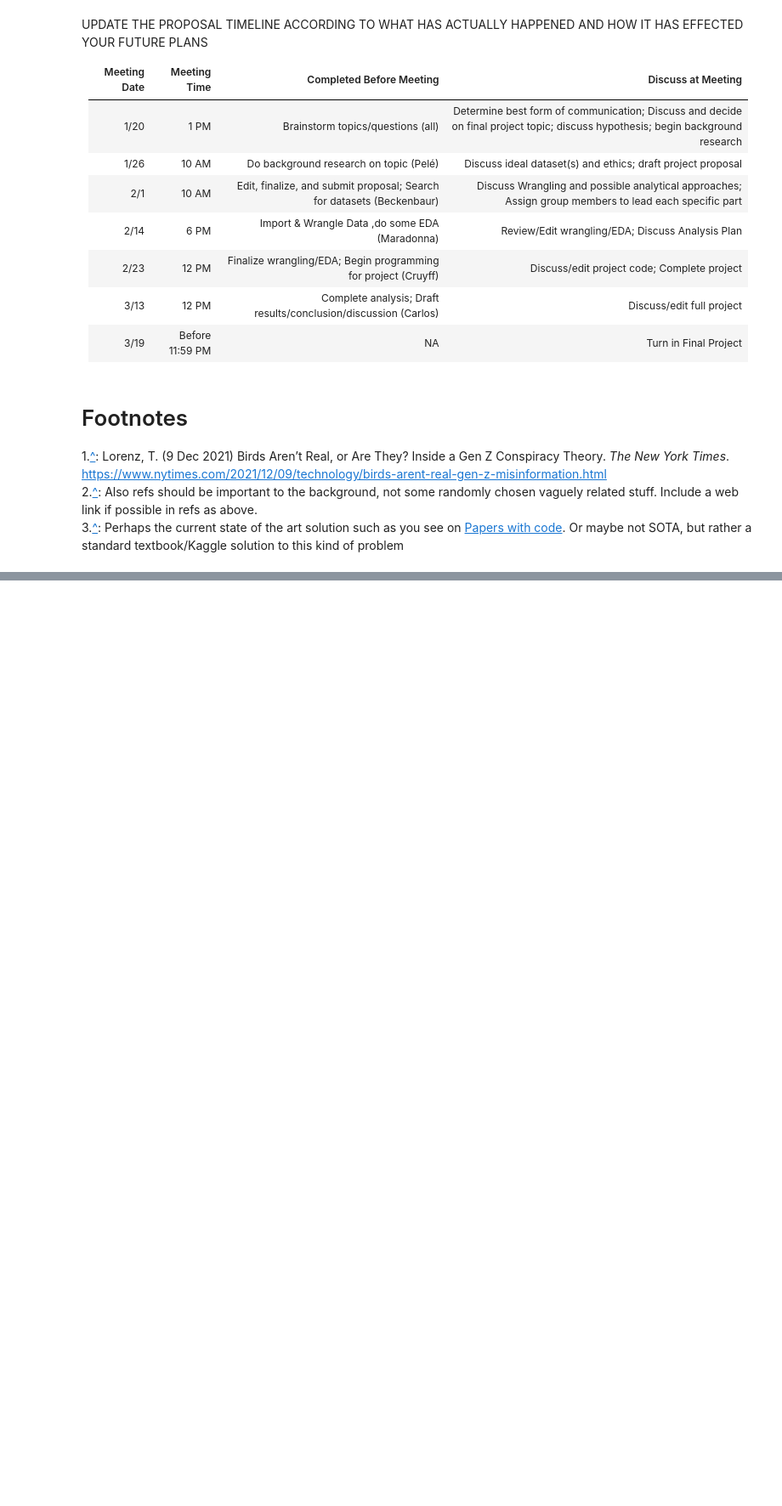
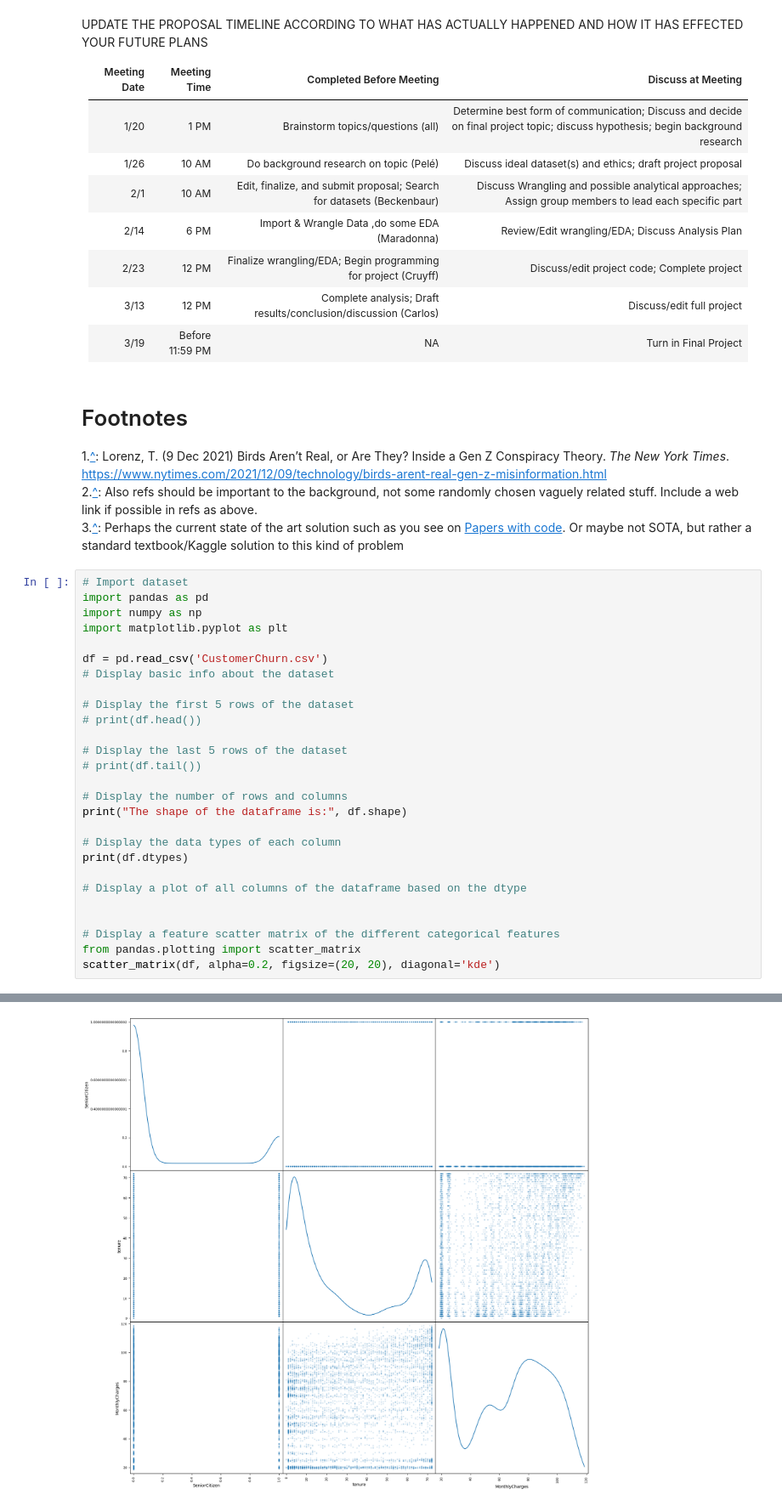
Before and after one commit to COGS118A/Group014-SP23, a Jupyter notebook: Checkpoint_Group014-SP23.ipynb, the cells around one changed output, grey strips where cells are left out. Shown at 85% size. Saved outputs shown, nothing was run; the diff lists cells and outputs as text; blank space fills up the shorter version.

Commit message:
Added data vizualization

```diff
--- a/Checkpoint_Group014-SP23.ipynb
+++ b/Checkpoint_Group014-SP23.ipynb
@@ -98,3 +99,31 @@ UPDATE THE PROPOSAL TIMELINE ACCORDING TO WHAT HAS ACTUALLY HAPPENED AND HOW IT
 <a name="lorenznote"></a>1.[^](#lorenz): Lorenz, T. (9 Dec 2021) Birds Aren’t Real, or Are They? Inside a Gen Z Conspiracy Theory. *The New York Times*. https://www.nytimes.com/2021/12/09/technology/birds-arent-real-gen-z-misinformation.html<br>
 <a name="admonishnote"></a>2.[^](#admonish): Also refs should be important to the background, not some randomly chosen vaguely related stuff. Include a web link if possible in refs as above.<br>
 <a name="sotanote"></a>3.[^](#sota): Perhaps the current state of the art solution such as you see on [Papers with code](https://paperswithcode.com/sota). Or maybe not SOTA, but rather a standard textbook/Kaggle solution to this kind of problem
+# %%
+# Import dataset
+import pandas as pd
+import numpy as np
+import matplotlib.pyplot as plt
+
+df = pd.read_csv('CustomerChurn.csv')
+# Display basic info about the dataset
+
+# Display the first 5 rows of the dataset
+# print(df.head())
+
+# Display the last 5 rows of the dataset
+# print(df.tail())
+
+# Display the number of rows and columns
+print("The shape of the dataframe is:", df.shape)
+
+# Display the data types of each column
+print(df.dtypes)
+
+# Display a plot of all columns of the dataframe based on the dtype
+
+
+# Display a feature scatter matrix of the different categorical features
+from pandas.plotting import scatter_matrix
+scatter_matrix(df, alpha=0.2, figsize=(20, 20), diagonal='kde')
+# %% [output]
@@ -100,0 +157 @@ UPDATE THE PROPOSAL TIMELINE ACCORDING TO WHAT HAS ACTUALLY HAPPENED AND HOW IT
+[figure, added]
```
Also changed, not shown: parts of 3 cells of this notebook, 2 other files.
